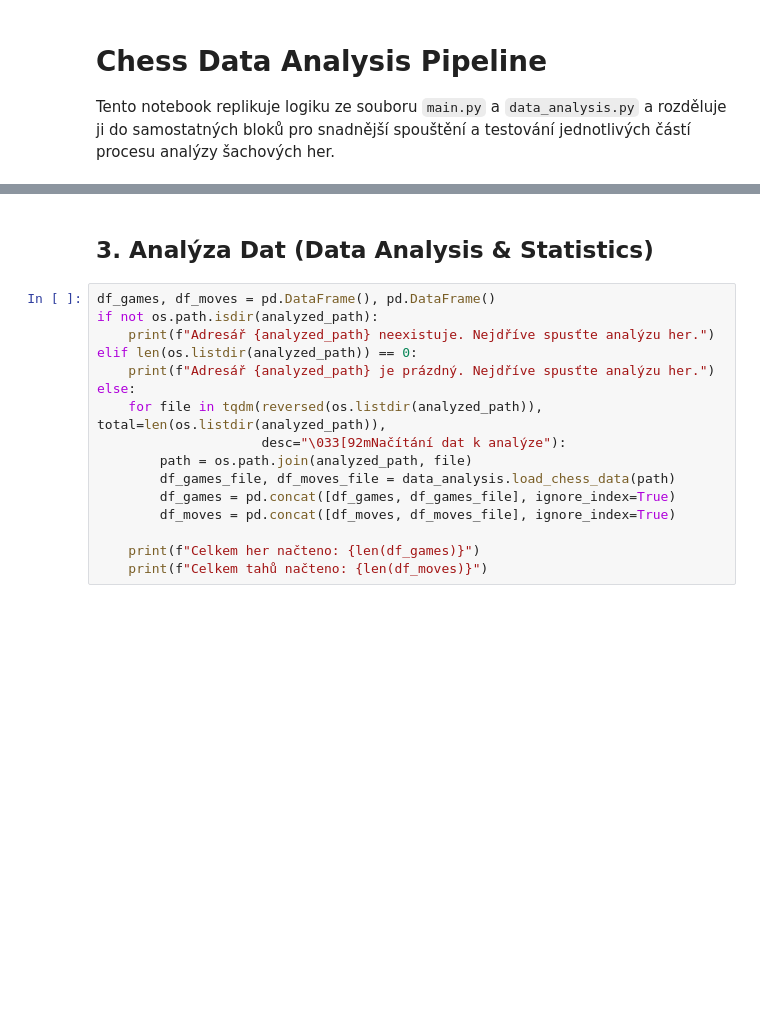
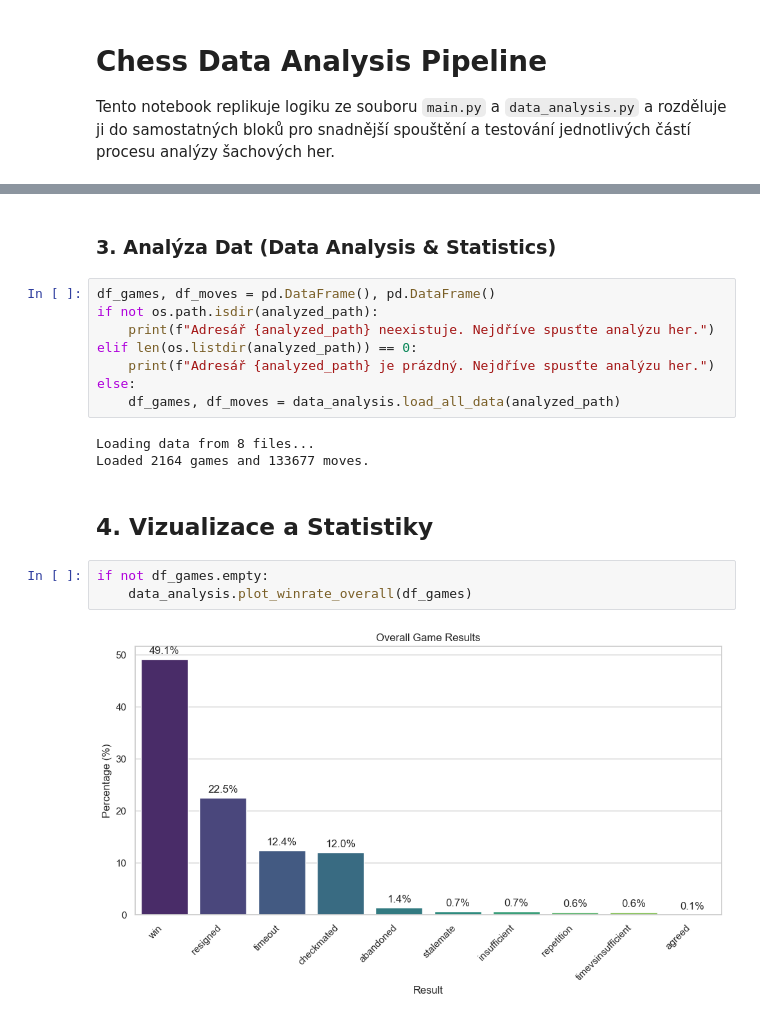
Before and after one commit to havlikviktor/DMB2_semestralni_prace, a Jupyter notebook: main_notebook.ipynb, the cells around one changed output, grey strips where cells are left out. Saved outputs shown, nothing was run; the diff lists cells and outputs as text; blank space fills up the shorter version.

```diff
--- a/main_notebook.ipynb
+++ b/main_notebook.ipynb
@@ -80,5 +91,5 @@ print(f"Cesta k analyzovaným datům: {analyzed_path}")
 # %% [markdown]
-## 3. Analýza Dat (Data Analysis & Statistics)
+### 3. Analýza Dat (Data Analysis & Statistics)
 # %%
 df_games, df_moves = pd.DataFrame(), pd.DataFrame()
 if not os.path.isdir(analyzed_path):
@@ -86,12 +97,14 @@ if not os.path.isdir(analyzed_path):
 elif len(os.listdir(analyzed_path)) == 0:
     print(f"Adresář {analyzed_path} je prázdný. Nejdříve spusťte analýzu her.")
 else:
-    for file in tqdm(reversed(os.listdir(analyzed_path)), total=len(os.listdir(analyzed_path)),
-                     desc="\033[92mNačítání dat k analýze"):
-        path = os.path.join(analyzed_path, file)
-        df_games_file, df_moves_file = data_analysis.load_chess_data(path)
-        df_games = pd.concat([df_games, df_games_file], ignore_index=True)
-        df_moves = pd.concat([df_moves, df_moves_file], ignore_index=True)
-
-    print(f"Celkem her načteno: {len(df_games)}")
-    print(f"Celkem tahů načteno: {len(df_moves)}")
+    df_games, df_moves = data_analysis.load_all_data(analyzed_path)
+# %% [output]
+Loading data from 8 files...
+Loaded 2164 games and 133677 moves.
+# %% [markdown]
+## 4. Vizualizace a Statistiky
+# %%
+if not df_games.empty:
+    data_analysis.plot_winrate_overall(df_games)
+# %% [output]
+[figure, added]
```
Also changed, not shown: parts of 19 cells of this notebook, 1 other file.
